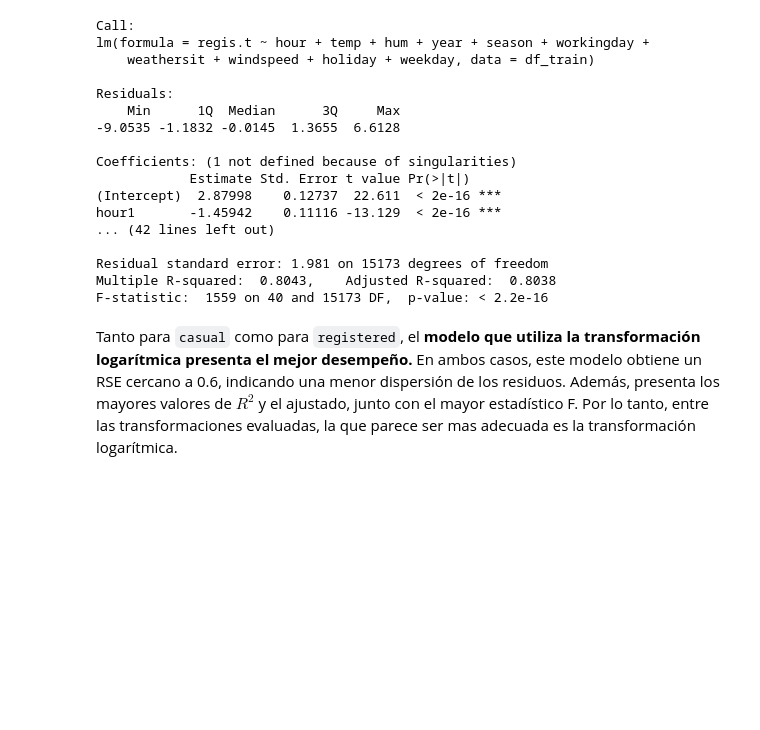
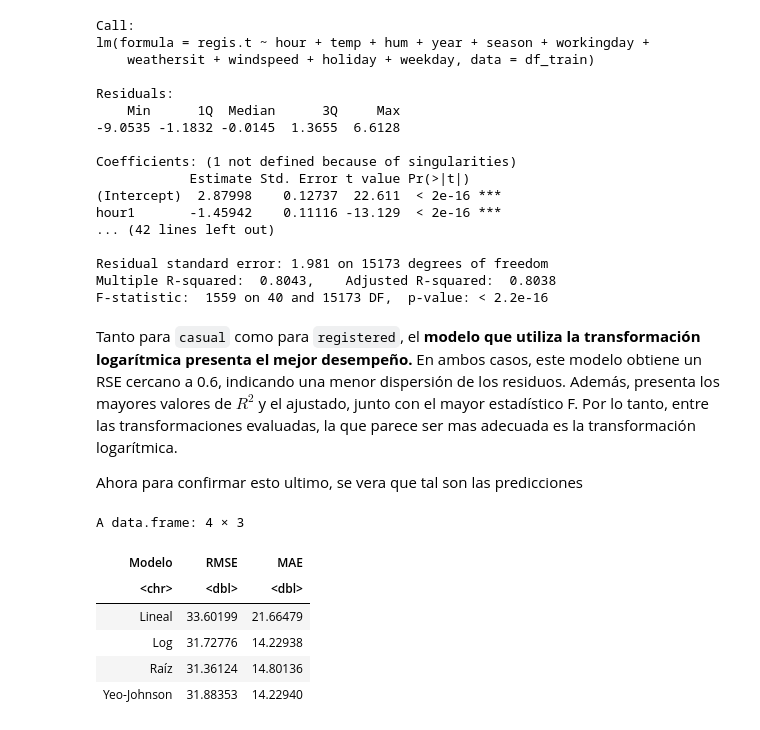
Before and after one commit to josegdotcom/Proyecto-analizis_regresion, a Jupyter notebook: Proyecto.ipynb, the cells around one changed output. Cells and saved outputs as stored; diff of their text form; code cells hidden in the pictures; blank space fills up the shorter version.

Commit message:
Conclusiones por ahora

```diff
--- a/Proyecto.ipynb
+++ b/Proyecto.ipynb
@@ -646,3 +646,39 @@ Multiple R-squared:  0.8043,    Adjusted R-squared:  0.8038
 F-statistic:  1559 on 40 and 15173 DF,  p-value: < 2.2e-16
 # %% [markdown]
 Tanto para `casual` como para `registered`, el **modelo que utiliza la transformación logarítmica presenta el mejor desempeño.** En ambos casos, este modelo obtiene un RSE cercano a 0.6, indicando una menor dispersión de los residuos. Además, presenta los mayores valores de $R^2$ y el ajustado, junto con el mayor estadístico F. Por lo tanto, entre las transformaciones evaluadas, la que parece ser mas adecuada es la transformación logarítmica.
+
+Ahora para confirmar esto ultimo, se vera que tal son las predicciones
+# %%
+pred_c_lin <- predict(modelo_c_lin, newdata=df_test)
+
+# volvemos a escala original
+pred_c_log <- expm1(predict(modelo_c_log, newdata=df_test))
+
+pred_c_sqrt <- (predict(modelo_c_sqrt, newdata=df_test))^2
+
+pred_c_ys <- predict(modelo_c_ys, newdata = df_test)
+pred_c_ys <- (lambda_casual * pred_c_ys + 1)^(1 / lambda_casual) - 1
+# %%
+data.frame(
+  Modelo = c("Lineal", "Log", "Raíz", "Yeo-Johnson"),
+  RMSE = c(
+    sqrt(mean((df_test$casual - pred_c_lin)^2)),
+    sqrt(mean((df_test$casual - pred_c_log)^2)),
+    sqrt(mean((df_test$casual - pred_c_sqrt)^2)),
+    sqrt(mean((df_test$casual - pred_c_ys)^2))
+  ),
+  MAE = c(
+    mean(abs(df_test$casual - pred_c_lin)),
+    mean(abs(df_test$casual - pred_c_log)),
+    mean(abs(df_test$casual - pred_c_sqrt)),
+    mean(abs(df_test$casual - pred_c_ys))
+  )
+)
+# %% [output]
+A data.frame: 4 × 3
+| Modelo | RMSE | MAE |
+| <chr> | <dbl> | <dbl> |
+| Lineal | 33.60199 | 21.66479 |
+| Log | 31.72776 | 14.22938 |
+| Raíz | 31.36124 | 14.80136 |
+| Yeo-Johnson | 31.88353 | 14.22940 |
```
Also changed, not shown: parts of 3 cells of this notebook.
